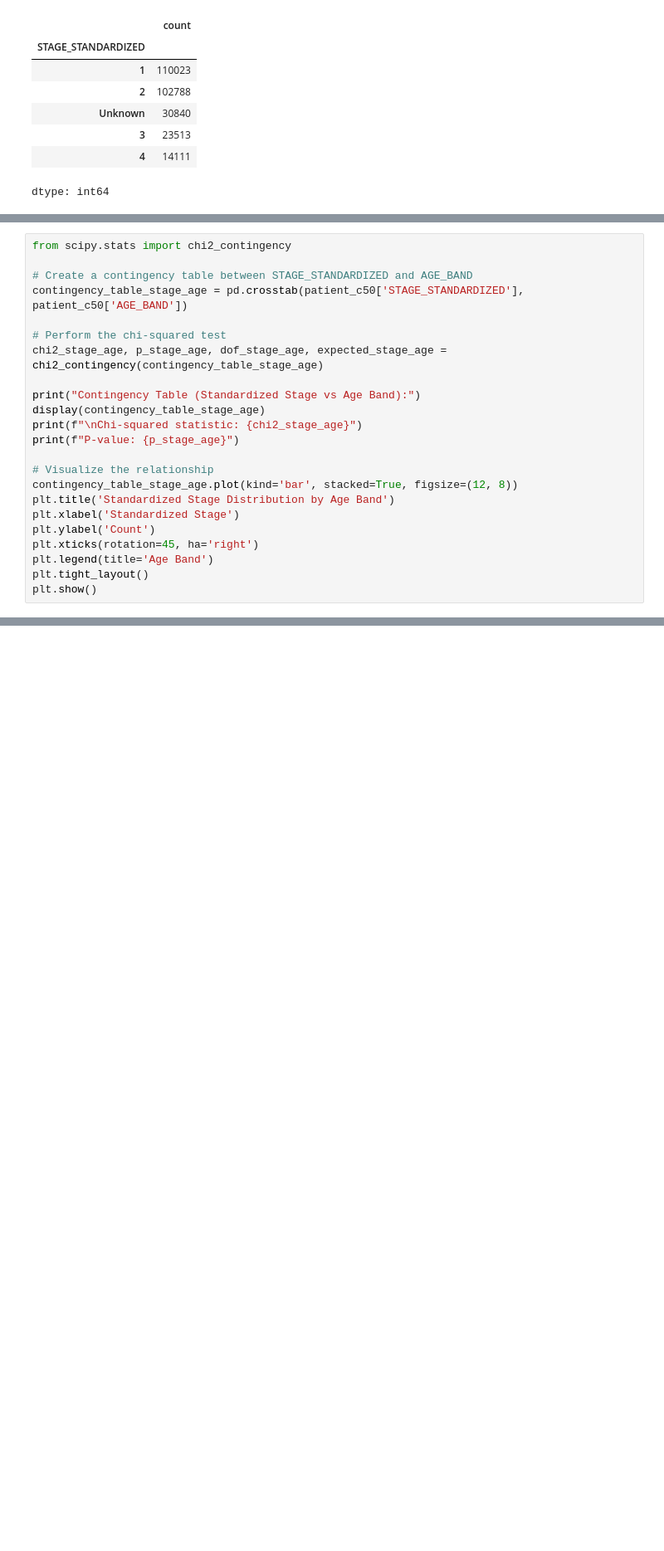
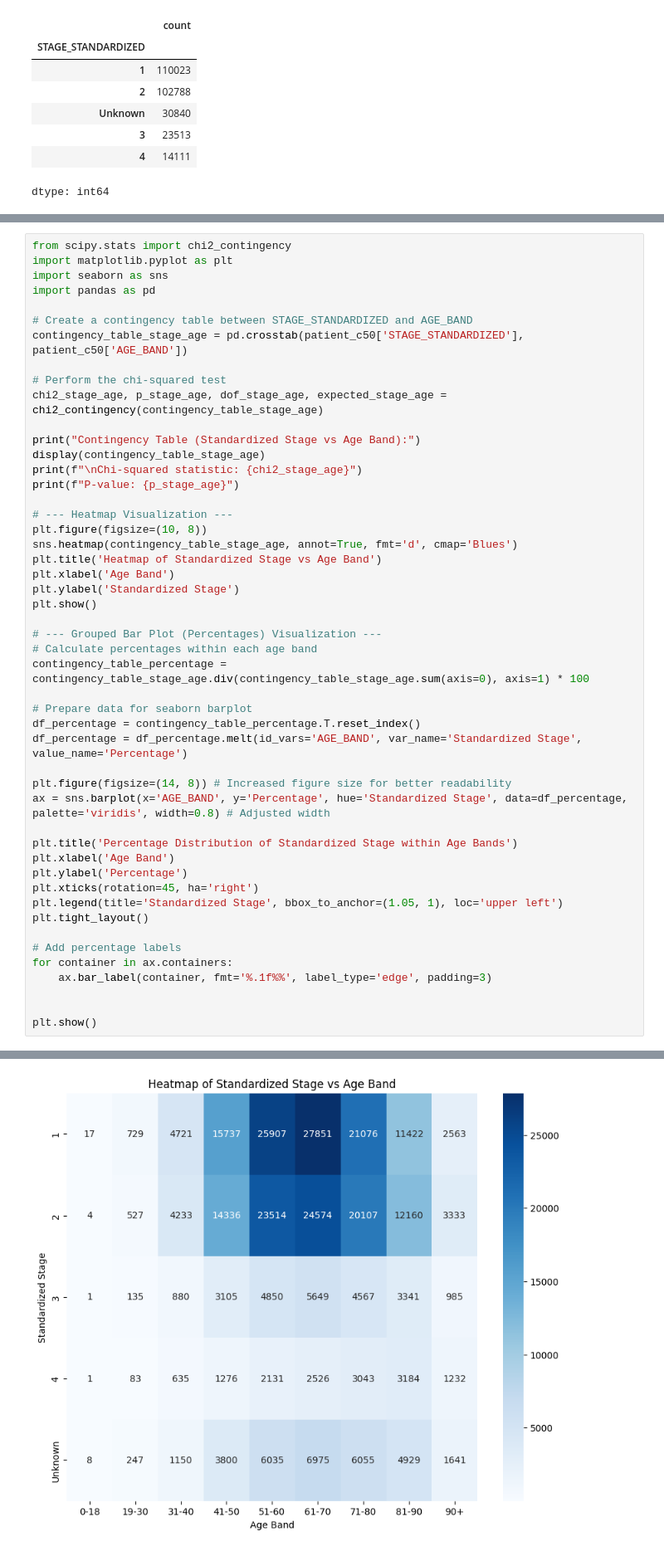
Before and after one commit to SharonOkolo/HDR-UK-Grp-7-Technical-Challenge, a Jupyter notebook: Breast_Cancer_Exploration.ipynb, the cells around one changed output, grey strips where cells are left out. Shown at 83% size. Saved outputs shown, nothing was run; the diff lists cells and outputs as text; blank space fills up the shorter version.

```diff
--- a/Breast_Cancer_Exploration.ipynb
+++ b/Breast_Cancer_Exploration.ipynb
@@ -677,6 +680,9 @@ plt.show()
 [figure]
 # %%
 from scipy.stats import chi2_contingency
+import matplotlib.pyplot as plt
+import seaborn as sns
+import pandas as pd
 
 # Create a contingency table between STAGE_STANDARDIZED and AGE_BAND
 contingency_table_stage_age = pd.crosstab(patient_c50['STAGE_STANDARDIZED'], patient_c50['AGE_BAND'])
@@ -689,12 +695,36 @@ display(contingency_table_stage_age)
 print(f"\nChi-squared statistic: {chi2_stage_age}")
 print(f"P-value: {p_stage_age}")
 
-# Visualize the relationship
-contingency_table_stage_age.plot(kind='bar', stacked=True, figsize=(12, 8))
-plt.title('Standardized Stage Distribution by Age Band')
-plt.xlabel('Standardized Stage')
-plt.ylabel('Count')
+# --- Heatmap Visualization ---
+plt.figure(figsize=(10, 8))
+sns.heatmap(contingency_table_stage_age, annot=True, fmt='d', cmap='Blues')
+plt.title('Heatmap of Standardized Stage vs Age Band')
+plt.xlabel('Age Band')
+plt.ylabel('Standardized Stage')
+plt.show()
+
+# --- Grouped Bar Plot (Percentages) Visualization ---
+# Calculate percentages within each age band
+contingency_table_percentage = contingency_table_stage_age.div(contingency_table_stage_age.sum(axis=0), axis=1) * 100
+
+# Prepare data for seaborn barplot
+df_percentage = contingency_table_percentage.T.reset_index()
+df_percentage = df_percentage.melt(id_vars='AGE_BAND', var_name='Standardized Stage', value_name='Percentage')
+
+plt.figure(figsize=(14, 8)) # Increased figure size for better readability
+ax = sns.barplot(x='AGE_BAND', y='Percentage', hue='Standardized Stage', data=df_percentage, palette='viridis', width=0.8) # Adjusted width
+
+plt.title('Percentage Distribution of Standardized Stage within Age Bands')
+plt.xlabel('Age Band')
+plt.ylabel('Percentage')
 plt.xticks(rotation=45, ha='right')
-plt.legend(title='Age Band')
+plt.legend(title='Standardized Stage', bbox_to_anchor=(1.05, 1), loc='upper left')
 plt.tight_layout()
+
+# Add percentage labels
+for container in ax.containers:
+    ax.bar_label(container, fmt='%.1f%%', label_type='edge', padding=3)
+
+
 plt.show()
+# %% [output]
@@ -700,0 +741 @@ plt.show()
+[figure, added]
```
Also changed, not shown: parts of 7 cells of this notebook.
